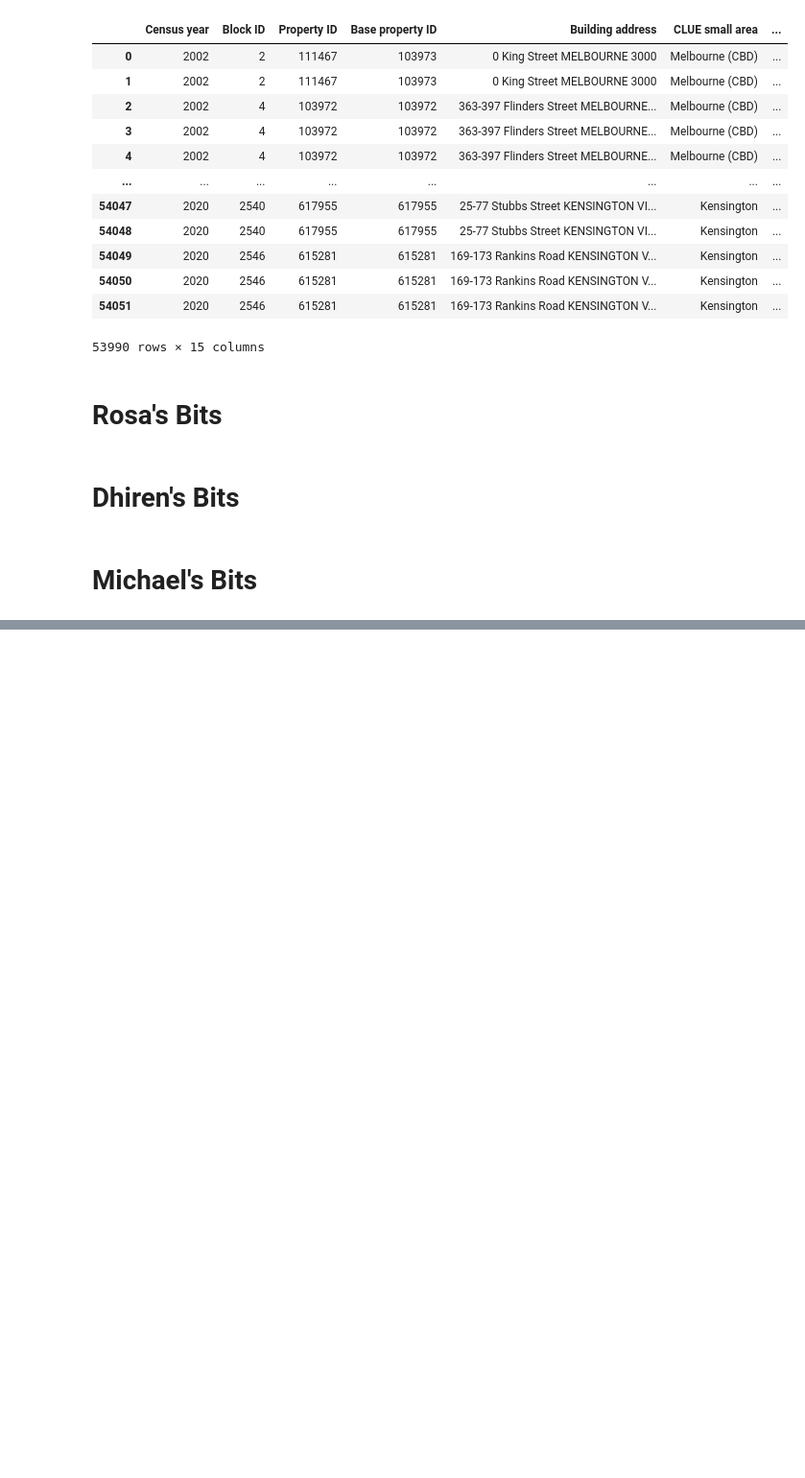
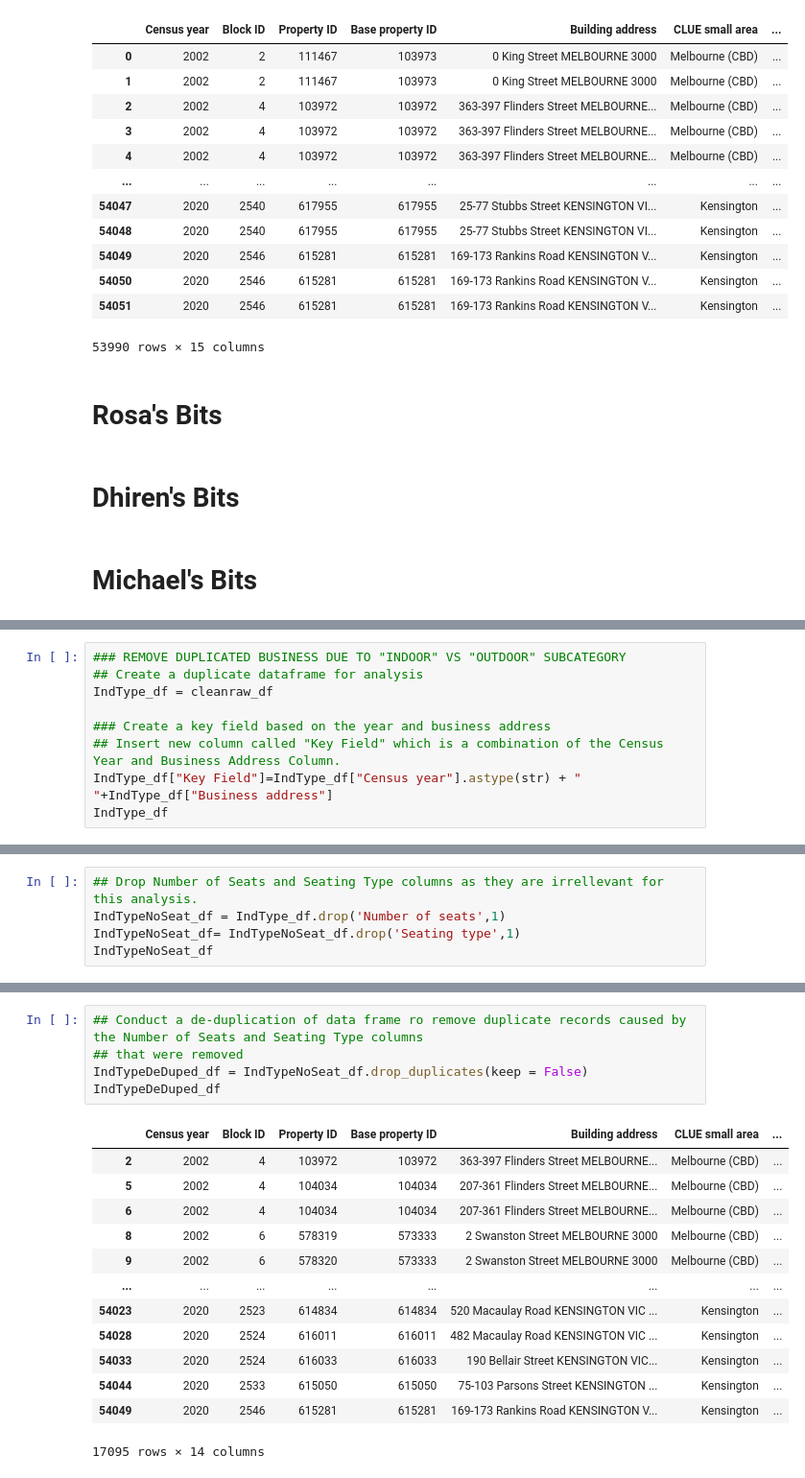
Before and after one commit to JarrodCasey/databootcamp-project1, a Jupyter notebook: MelbourneCafeAnalysis.ipynb, the cells around one changed output, grey strips where cells are left out. Shown at 96% size. Saved outputs shown, nothing was run; the diff lists cells and outputs as text; blank space fills up the shorter version.

```diff
--- a/MelbourneCafeAnalysis.ipynb
+++ b/MelbourneCafeAnalysis.ipynb
@@ -180,0 +183,9 @@ cleanraw_df
+# %%
+### REMOVE DUPLICATED BUSINESS DUE TO "INDOOR" VS "OUTDOOR" SUBCATEGORY
+## Create a duplicate dataframe for analysis
+IndType_df = cleanraw_df
+
+### Create a key field based on the year and business address
+## Insert new column called "Key Field" which is a combination of the Census Year and Business Address Column.
+IndType_df["Key Field"]=IndType_df["Census year"].astype(str) + " "+IndType_df["Business address"]
+IndType_df
@@ -180,0 +211,5 @@ cleanraw_df
+# %%
+## Drop Number of Seats and Seating Type columns as they are irrellevant for this analysis.
+IndTypeNoSeat_df = IndType_df.drop('Number of seats',1)
+IndTypeNoSeat_df= IndTypeNoSeat_df.drop('Seating type',1)
+IndTypeNoSeat_df
@@ -180,0 +230,19 @@ cleanraw_df
+# %%
+## Conduct a de-duplication of data frame ro remove duplicate records caused by the Number of Seats and Seating Type columns
+## that were removed
+IndTypeDeDuped_df = IndTypeNoSeat_df.drop_duplicates(keep = False)
+IndTypeDeDuped_df
+# %% [output]
+|  | Census year | Block ID | Property ID | Base property ID | Building address | CLUE small area | ... |
+| 2 | 2002 | 4 | 103972 | 103972 | 363-397 Flinders Street MELBOURNE... | Melbourne (CBD) | ... |
+| 5 | 2002 | 4 | 104034 | 104034 | 207-361 Flinders Street MELBOURNE... | Melbourne (CBD) | ... |
+| 6 | 2002 | 4 | 104034 | 104034 | 207-361 Flinders Street MELBOURNE... | Melbourne (CBD) | ... |
+| 8 | 2002 | 6 | 578319 | 573333 | 2 Swanston Street MELBOURNE 3000 | Melbourne (CBD) | ... |
+| 9 | 2002 | 6 | 578320 | 573333 | 2 Swanston Street MELBOURNE 3000 | Melbourne (CBD) | ... |
+| ... | ... | ... | ... | ... | ... | ... | ... |
+| 54023 | 2020 | 2523 | 614834 | 614834 | 520 Macaulay Road KENSINGTON VIC ... | Kensington | ... |
+| 54028 | 2020 | 2524 | 616011 | 616011 | 482 Macaulay Road KENSINGTON VIC ... | Kensington | ... |
+| 54033 | 2020 | 2524 | 616033 | 616033 | 190 Bellair Street KENSINGTON VIC... | Kensington | ... |
+| 54044 | 2020 | 2533 | 615050 | 615050 | 75-103 Parsons Street KENSINGTON ... | Kensington | ... |
+| 54049 | 2020 | 2546 | 615281 | 615281 | 169-173 Rankins Road KENSINGTON V... | Kensington | ... |
+17095 rows × 14 columns
```
Also changed, not shown: parts of 7 cells of this notebook.
